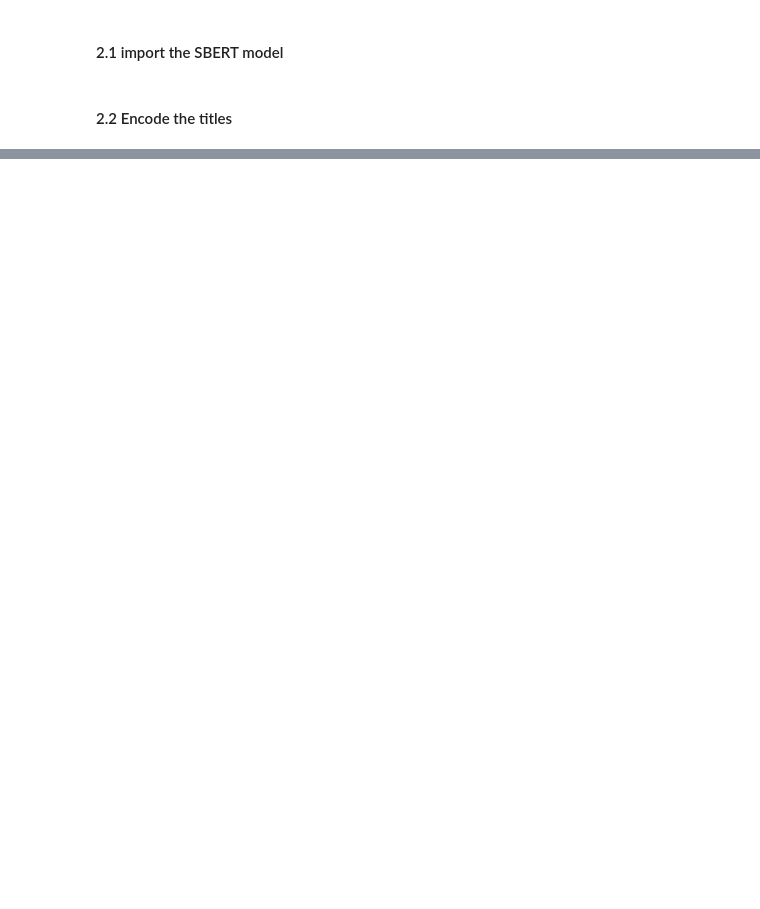
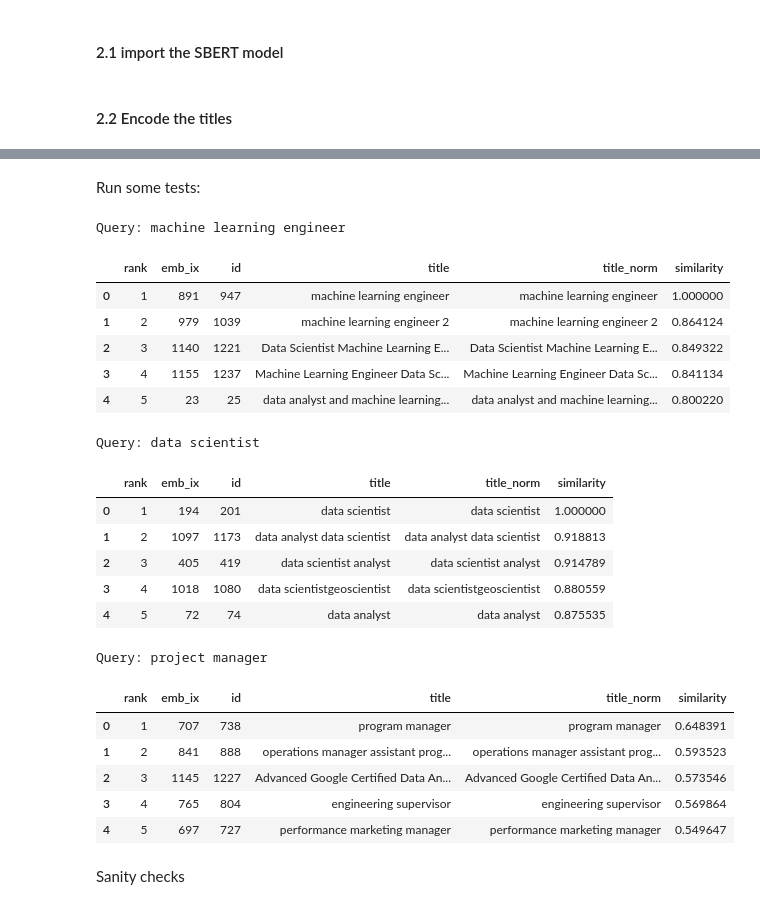
Before and after one commit to FederCO23/Potential_Talents_-_Yc1Y0PqXJsbGtBoy, a Jupyter notebook: Potential_Talents_part5.ipynb, the cells around one changed output, grey strips where cells are left out. Cells and saved outputs as stored; diff of their text form; code cells hidden in the pictures; blank space fills up the shorter version.

```diff
--- a/Potential_Talents_part5.ipynb
+++ b/Potential_Talents_part5.ipynb
@@ -1165,0 +326,70 @@ Meanwhile, **DeepSeek, Grok, and ChatGPT-4o** show **relevant alignment with eac
+# %%
+def retrieve_top_n(
+    query: str,
+    n: int = 50
+) -> pd.DataFrame:
+    """
+    Normalize + encode `query` with the same model, compute cosine similarities to `emb`,
+    fully sort all items (O(N log N)), and return a DataFrame with the top-n results.
+
+    Requires in scope:
+      - normalize_text (function)
+      - model (SentenceTransformer used to build `emb`)
+      - emb   (np.ndarray, shape [N, D], L2-normalized rows)
+      - meta  (DataFrame with columns including ['emb_ix','id','title','title_norm'])
+    """
+    # Normalize query text exactly like corpus titles
+    q_text = normalize_text(query)
+
+    # Encode query. Normalize to make cosine a dot product
+    q = model.encode([q_text], normalize_embeddings=True, convert_to_numpy=True).astype(np.float32)[0]
+
+    # Cosine similarities (dot product since vectors are L2-normalized)
+    sims = emb @ q  # shape (N,)
+
+    # Bound n and get indices of the top-n by full sort (O(N log N))
+    N = sims.shape[0]
+    n = int(max(1, min(n, N)))
+    idx_sorted_desc = np.argsort(sims)[::-1][:n]  # full sort, take top-n
+
+    # Build output DataFrame with originals
+    out = meta.loc[idx_sorted_desc].copy()
+    out.insert(0, "rank", np.arange(1, len(idx_sorted_desc) + 1))
+    out["similarity"] = sims[idx_sorted_desc]
+    return out.reset_index(drop=True)
+# %% [markdown]
+Run some tests:
+# %%
+tests = [
+    "machine learning engineer",
+    "data scientist",
+    "project manager"
+]
+
+for q in tests:
+    print(f"\nQuery: {q}")
+    display(retrieve_top_n(q, n=5))
+# %% [output]
+Query: machine learning engineer
+|  | rank | emb_ix | id | title | title_norm | similarity |
+| 0 | 1 | 891 | 947 | machine learning engineer | machine learning engineer | 1.000000 |
+| 1 | 2 | 979 | 1039 | machine learning engineer 2 | machine learning engineer 2 | 0.864124 |
+| 2 | 3 | 1140 | 1221 | Data Scientist Machine Learning E... | Data Scientist Machine Learning E... | 0.849322 |
+| 3 | 4 | 1155 | 1237 | Machine Learning Engineer Data Sc... | Machine Learning Engineer Data Sc... | 0.841134 |
+| 4 | 5 | 23 | 25 | data analyst and machine learning... | data analyst and machine learning... | 0.800220 |
+Query: data scientist
+|  | rank | emb_ix | id | title | title_norm | similarity |
+| 0 | 1 | 194 | 201 | data scientist | data scientist | 1.000000 |
+| 1 | 2 | 1097 | 1173 | data analyst data scientist | data analyst data scientist | 0.918813 |
+| 2 | 3 | 405 | 419 | data scientist analyst | data scientist analyst | 0.914789 |
+| 3 | 4 | 1018 | 1080 | data scientistgeoscientist | data scientistgeoscientist | 0.880559 |
+| 4 | 5 | 72 | 74 | data analyst | data analyst | 0.875535 |
+Query: project manager
+|  | rank | emb_ix | id | title | title_norm | similarity |
+| 0 | 1 | 707 | 738 | program manager | program manager | 0.648391 |
+| 1 | 2 | 841 | 888 | operations manager assistant prog... | operations manager assistant prog... | 0.593523 |
+| 2 | 3 | 1145 | 1227 | Advanced Google Certified Data An... | Advanced Google Certified Data An... | 0.573546 |
+| 3 | 4 | 765 | 804 | engineering supervisor | engineering supervisor | 0.569864 |
+| 4 | 5 | 697 | 727 | performance marketing manager | performance marketing manager | 0.549647 |
+# %% [markdown]
+Sanity checks
```
Also changed, not shown: parts of 78 cells of this notebook.
